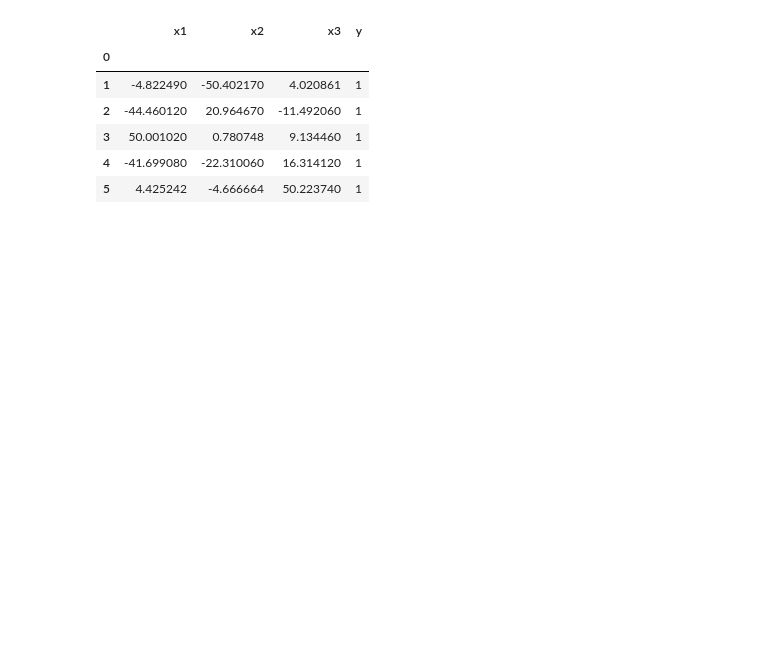
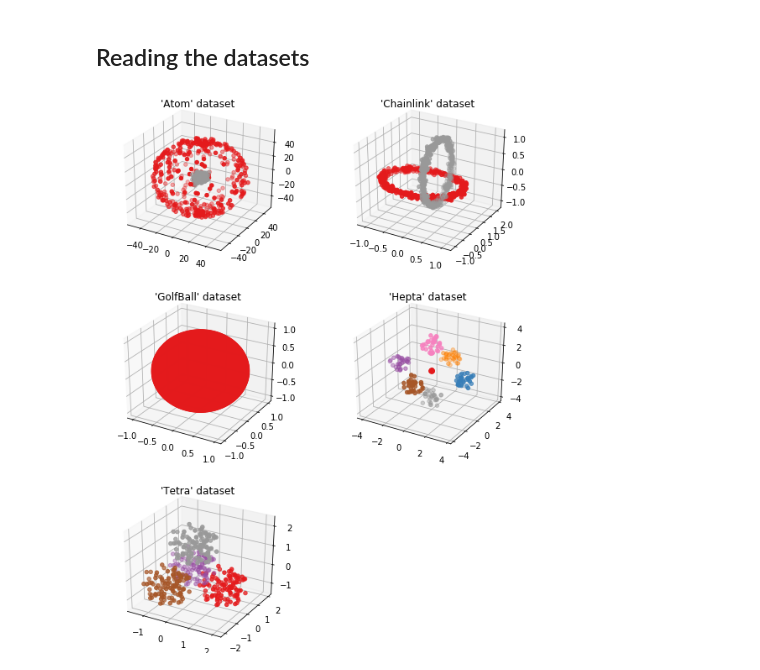
Before and after one commit to mahdiou-diallo/Projet_Red_Dim, a Jupyter notebook: notebook.ipynb, the cells around one changed output. Cells and saved outputs as stored; diff of their text form; code cells hidden in the pictures; blank space fills up the shorter version.

```diff
--- a/notebook.ipynb
+++ b/notebook.ipynb
@@ -19,3 +29,5 @@ from torch.utils.data import Dataset, DataLoader
+# %% [markdown]
+## Reading the datasets
 # %%
 def fcps_reader(name, data_dir='../input/FCPS'):
     points = pd.read_csv(f"{data_dir}/{name}.lrn", sep='\t', comment='%', index_col=0, header=None)
@@ -25,14 +37,14 @@ def fcps_reader(name, data_dir='../input/FCPS'):
     labels = labels.rename(columns={labels.columns[0]: 'y'})
 
     return pd.concat([points, labels], axis=1)
-# %%
-atom = fcps_reader('Atom')
-atom.head()
-# %% [output]
-|  | x1 | x2 | x3 | y |
-| 0 |  |  |  |  |
-| 1 | -4.822490 | -50.402170 | 4.020861 | 1 |
-| 2 | -44.460120 | 20.964670 | -11.492060 | 1 |
-| 3 | 50.001020 | 0.780748 | 9.134460 | 1 |
-| 4 | -41.699080 | -22.310060 | 16.314120 | 1 |
-| 5 | 4.425242 | -4.666664 | 50.223740 | 1 |
+# %%
+fcps_datasets = ['Atom', 'Chainlink', 'GolfBall', 'Hepta', 'Tetra']
+# %%
+fig = plt.figure(figsize=(9,12))
+for i, name in enumerate(fcps_datasets):
+    data = fcps_reader(name)
+    ax = fig.add_subplot(3,2,i+1, projection='3d')
+    ax.scatter(data.x1, data.x2, data.x3, c=data.y, cmap='Set1')
+    ax.set_title(f"{name!r} dataset")
+# %% [output]
+[figure, added]
```
Also changed, not shown: parts of 45 cells of this notebook, 1 other file.
